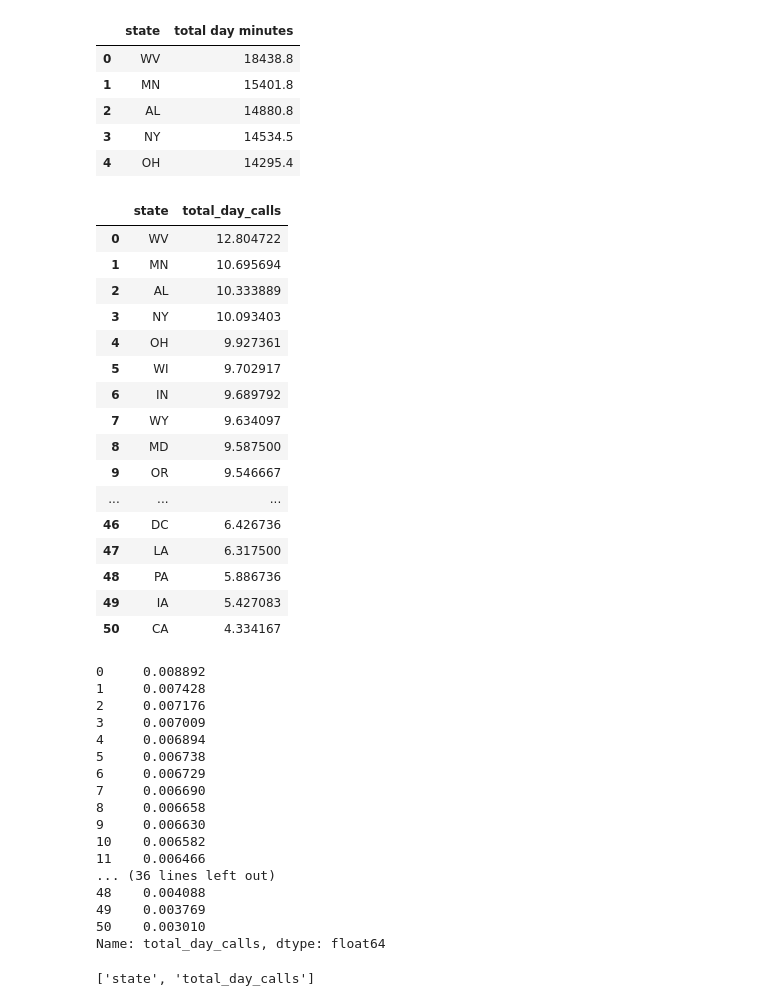
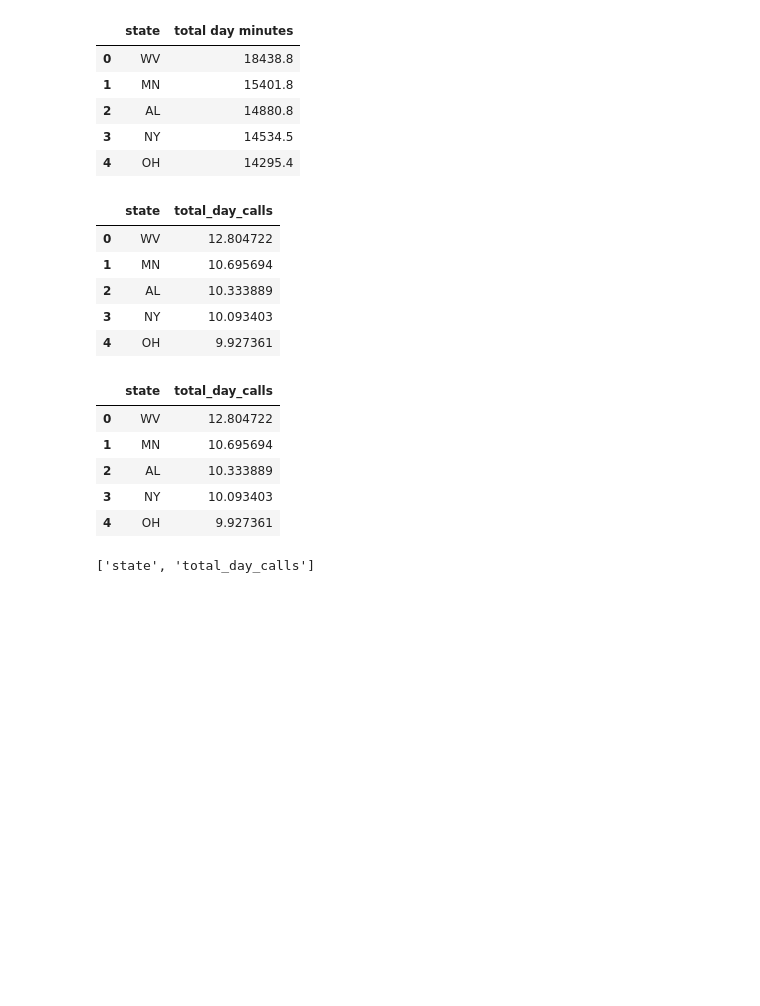
Before and after one commit to furaha-betty22/telco-customer-churn-forecasting, a Jupyter notebook: CHURN PROJECT.ipynb, the cells around one changed output. Saved outputs shown, nothing was run; the diff lists cells and outputs as text; code cells hidden in the pictures; blank space fills up the shorter version.

```diff
--- a/CHURN PROJECT.ipynb
+++ b/CHURN PROJECT.ipynb
@@ -170,48 +171,28 @@ state_tdm.head()
 state_calls_in_days = state_tdm.copy()
 state_calls_in_days['total day minutes']= state_calls_in_days['total day minutes']/1440
 # %%
+# Renaming the columns for clarity
 x = ['state', 'total_day_calls']
 state_calls_in_days.columns = x
-state_calls_in_days
+state_calls_in_days.head()
 # %% [output]
 |  | state | total_day_calls |
 | 0 | WV | 12.804722 |
 | 1 | MN | 10.695694 |
 | 2 | AL | 10.333889 |
 | 3 | NY | 10.093403 |
 | 4 | OH | 9.927361 |
-| 5 | WI | 9.702917 |
-| 6 | IN | 9.689792 |
-| 7 | WY | 9.634097 |
-| 8 | MD | 9.587500 |
-| 9 | OR | 9.546667 |
-| ... | ... | ... |
-| 46 | DC | 6.426736 |
-| 47 | LA | 6.317500 |
-| 48 | PA | 5.886736 |
-| 49 | IA | 5.427083 |
-| 50 | CA | 4.334167 |
 # %%
 #This will give the day calculation in a series but not mirroring it to the copied dataset
 state_calls_in_days['total_day_calls']/1440
+state_calls_in_days.head()
 # %% [output]
-0     0.008892
-1     0.007428
-2     0.007176
-3     0.007009
-4     0.006894
-5     0.006738
-6     0.006729
-7     0.006690
-8     0.006658
-9     0.006630
-10    0.006582
-11    0.006466
-... (36 lines left out)
-48    0.004088
-49    0.003769
-50    0.003010
-Name: total_day_calls, dtype: float64
+|  | state | total_day_calls |
+| 0 | WV | 12.804722 |
+| 1 | MN | 10.695694 |
+| 2 | AL | 10.333889 |
+| 3 | NY | 10.093403 |
+| 4 | OH | 9.927361 |
 # %%
 import seaborn as sns
 import matplotlib.pyplot as plt
```
Also changed, not shown: parts of 3 cells of this notebook.
